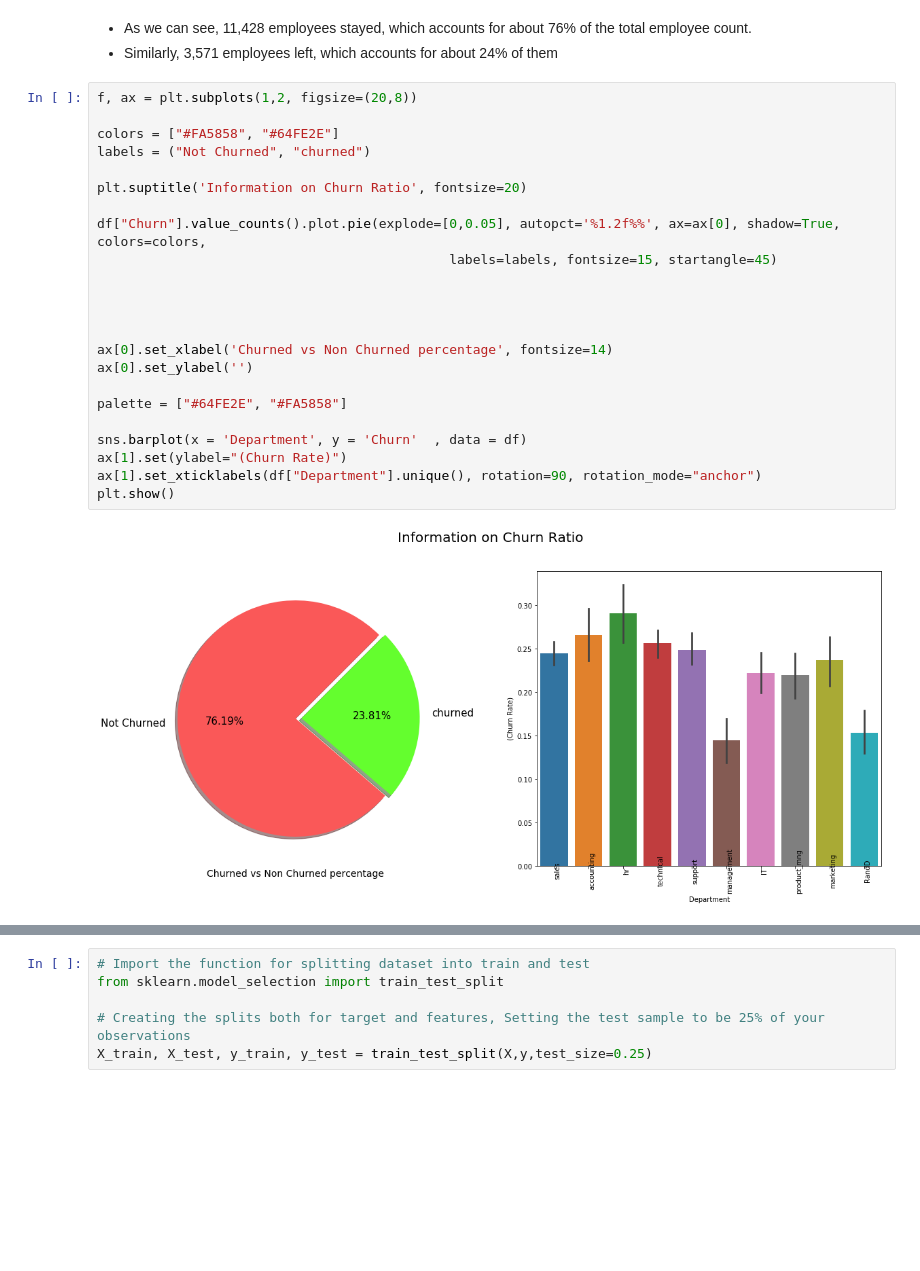
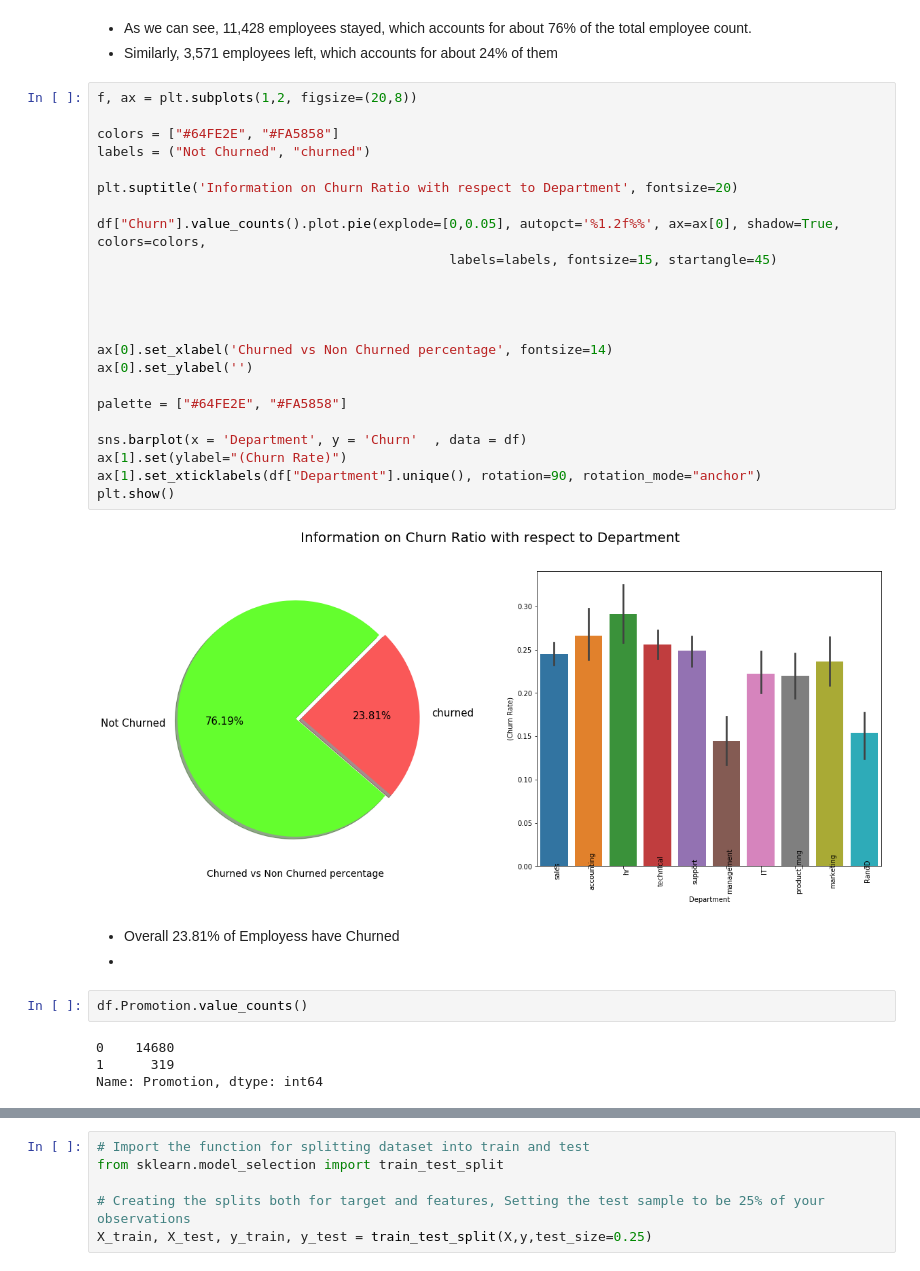
Before and after one commit to sachinkun21/HR-Aanalytics-Predicting-Employe-Churn-Using-Decision-Tree, a Jupyter notebook: HR_Analytics.ipynb, the cells around one changed output, grey strips where cells are left out. Saved outputs shown, nothing was run; the diff lists cells and outputs as text; blank space fills up the shorter version.

```diff
--- a/HR_Analytics.ipynb
+++ b/HR_Analytics.ipynb
@@ -401,25 +455,34 @@ Name: Churn, dtype: float64
 # %%
 f, ax = plt.subplots(1,2, figsize=(20,8))
 
-colors = ["#FA5858", "#64FE2E"]
+colors = ["#64FE2E", "#FA5858"]
 labels = ("Not Churned", "churned")
 
-plt.suptitle('Information on Churn Ratio', fontsize=20)
+plt.suptitle('Information on Churn Ratio with respect to Department', fontsize=20)
 
 df["Churn"].value_counts().plot.pie(explode=[0,0.05], autopct='%1.2f%%', ax=ax[0], shadow=True, colors=colors,
                                              labels=labels, fontsize=15, startangle=45)
 
 
 
 
 ax[0].set_xlabel('Churned vs Non Churned percentage', fontsize=14)
 ax[0].set_ylabel('')
 
 palette = ["#64FE2E", "#FA5858"]
 
 sns.barplot(x = 'Department', y = 'Churn'  , data = df)
 ax[1].set(ylabel="(Churn Rate)")
 ax[1].set_xticklabels(df["Department"].unique(), rotation=90, rotation_mode="anchor")
 plt.show()
 # %% [output]
-[figure, old version]
+[figure, new version]
+# %% [markdown]
+- Overall 23.81% of Employess have Churned
+-
+# %%
+df.Promotion.value_counts()
+# %% [output]
+0    14680
+1      319
+Name: Promotion, dtype: int64
```
Also changed, not shown: parts of 77 cells of this notebook.
